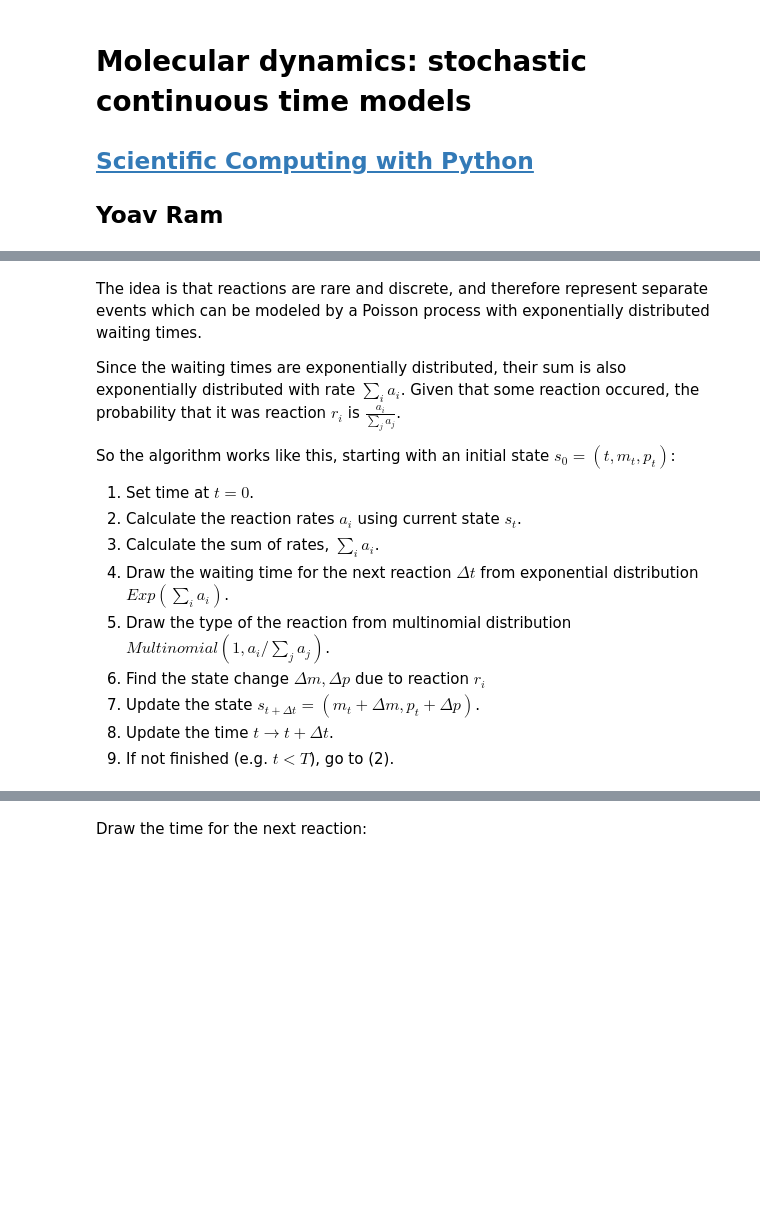
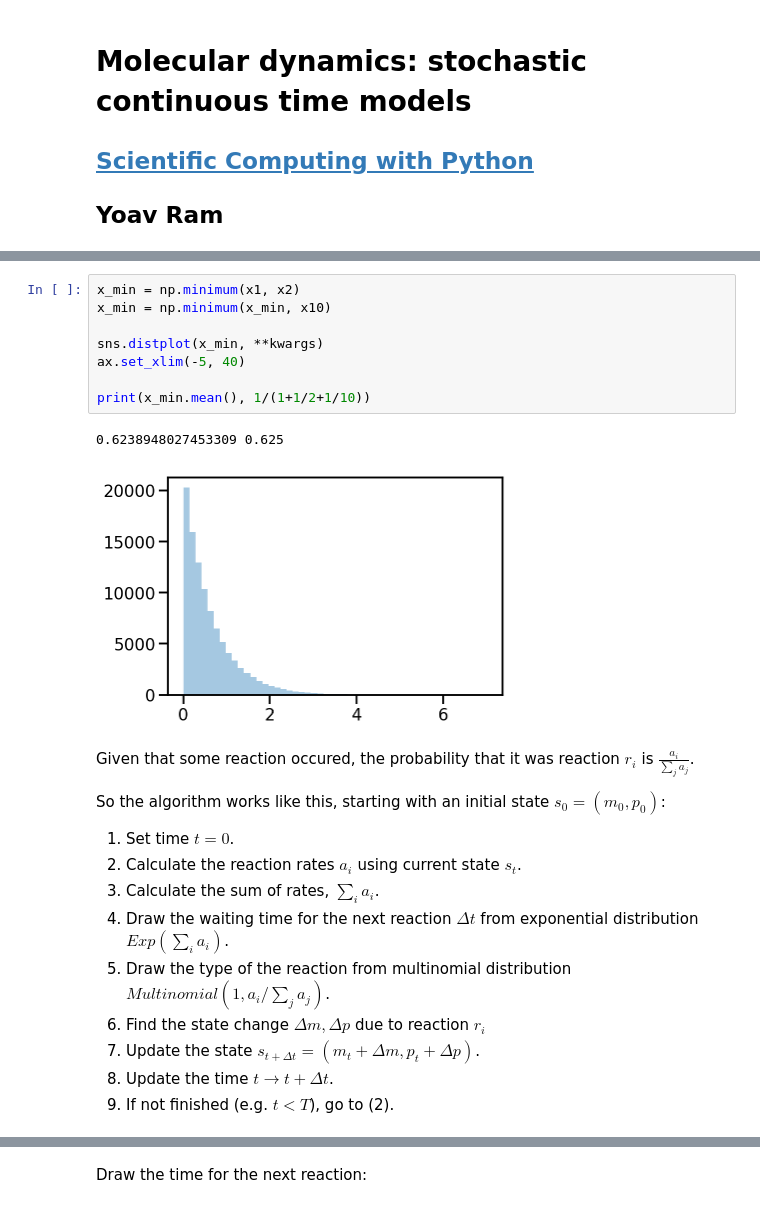
Before and after one commit to yoavram/SciComPy, a Jupyter notebook: notebooks/gillespie.ipynb, the cells around one changed output, grey strips where cells are left out. Saved outputs shown, nothing was run; the diff lists cells and outputs as text; blank space fills up the shorter version.

```diff
--- a/notebooks/gillespie.ipynb
+++ b/notebooks/gillespie.ipynb
@@ -163,11 +198,19 @@ It was proven by Dobbs and later implemented by Gillespie ([1976](https://www.sc
+# %%
+x_min = np.minimum(x1, x2)
+x_min = np.minimum(x_min, x10)
+
+sns.distplot(x_min, **kwargs)
+ax.set_xlim(-5, 40)
+
+print(x_min.mean(), 1/(1+1/2+1/10))
+# %% [output]
+0.6238948027453309 0.625
+[figure, added]
 # %% [markdown]
-The idea is that reactions are rare and discrete, and therefore represent separate events which can be modeled by a Poisson process with exponentially distributed waiting times.
-
-Since the waiting times are exponentially distributed, their sum is also exponentially distributed with rate $\sum_i{a_i}$.
 Given that some reaction occured, the probability that it was reaction $r_i$ is $\frac{a_i}{\sum_j{a_j}}$.
 
-So the algorithm works like this, starting with an initial state $s_0 = (t, m_t, p_t)$:
-1. Set time at $t=0$.
+So the algorithm works like this, starting with an initial state $s_0 = (m_0, p_0)$:
+1. Set time $t=0$.
 1. Calculate the reaction rates $a_i$ using current state $s_t$.
 1. Calculate the sum of rates, $\sum_i{a_i}$.
 1. Draw the waiting time for the next reaction $\Delta t$ from exponential distribution $Exp(\sum_i{a_i})$.
```
Also changed, not shown: parts of 29 cells of this notebook.
